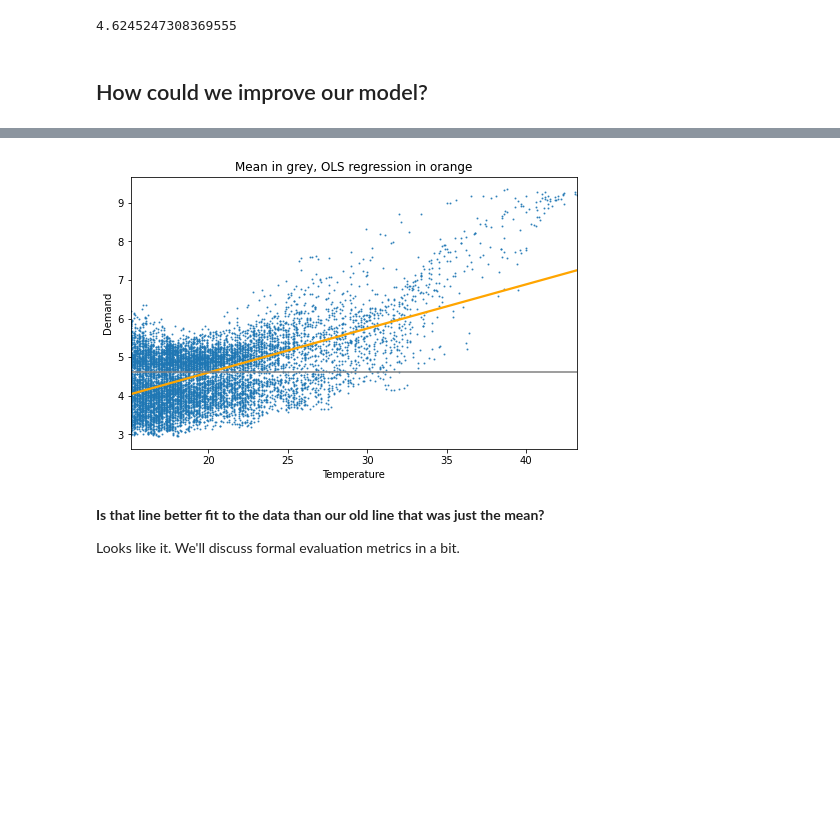
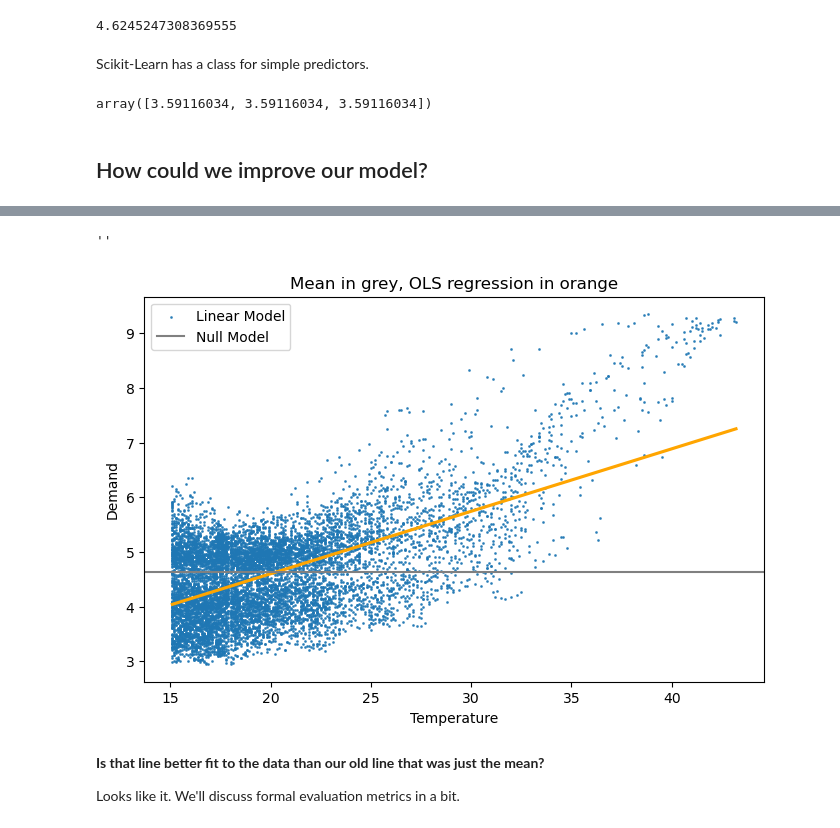
Before and after one commit to davidcherney/GADSI, a Jupyter notebook: 14-linear-regression/starter-code.ipynb, the cells around one changed output, grey strips where cells are left out. Cells and saved outputs as stored; diff of their text form; code cells hidden in the pictures; blank space fills up the shorter version.

```diff
--- a/14-linear-regression/starter-code.ipynb
+++ b/14-linear-regression/starter-code.ipynb
@@ -74,3 +69,14 @@ from sklearn.dummy import DummyRegressor
+# %% [markdown]
+Scikit-Learn has a class for simple predictors.
+# %%
+from sklearn.dummy import DummyRegressor
+
+null_model = DummyRegressor(strategy='quantile',quantile=0.1)
+null_model.fit(X=elec['temp'],y=elec['demand'])
+null_model_predictions = null_model.predict(elec['temp'])
+null_model_predictions[:3]
+# %% [output]
+array([3.59116034, 3.59116034, 3.59116034])
 # %% [markdown]
 ## How could we improve our model?
 # %% [markdown]
@@ -80,14 +86,17 @@ from sklearn.dummy import DummyRegressor
 # %%
 plt.figure(figsize = (8, 5))
 sns.regplot(x='temp', y='demand', data=elec, ci=None,
             scatter_kws = {'s': 1},
-            line_kws = {'color': 'orange'})
-plt.axhline(elec['demand'].mean(), color = 'grey')
+            line_kws = {'color': 'orange'},label="Linear Model")
+plt.axhline(elec['demand'].mean(), color = 'grey', label="Null Model")
 plt.xlabel('Temperature')
 plt.ylabel('Demand')
-plt.title('Mean in grey, OLS regression in orange');
+plt.legend()
+plt.title('Mean in grey, OLS regression in orange')
+;
 # %% [output]
+''
-[figure, old version]
+[figure, new version]
 # %% [markdown]
 **Is that line better fit to the data than our old line that was just the mean?**
 
```
Also changed, not shown: parts of 62 cells of this notebook, 1 other file.
